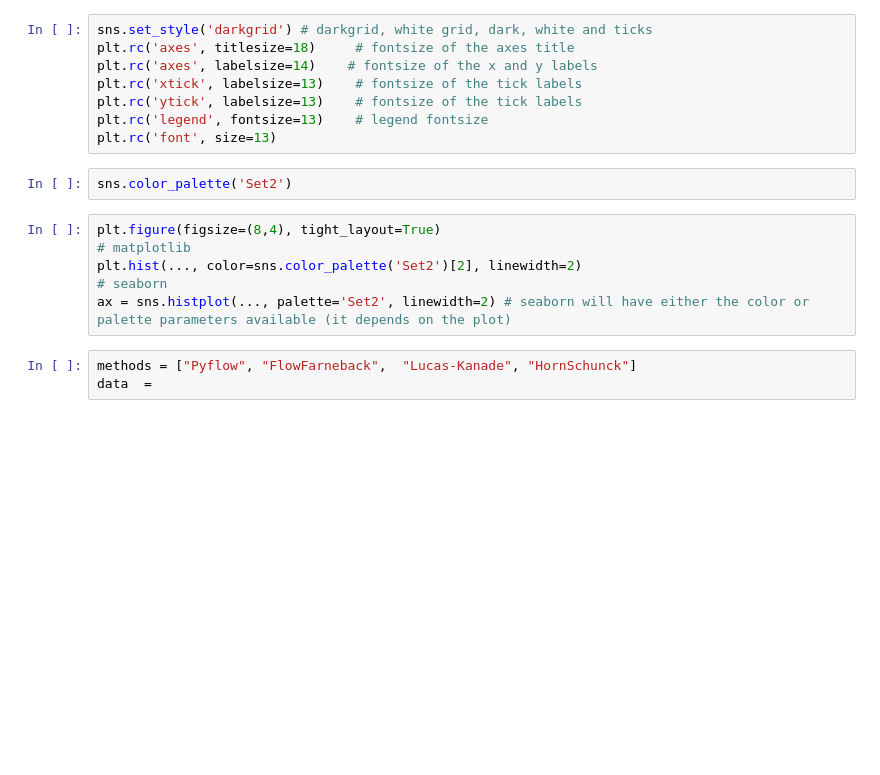
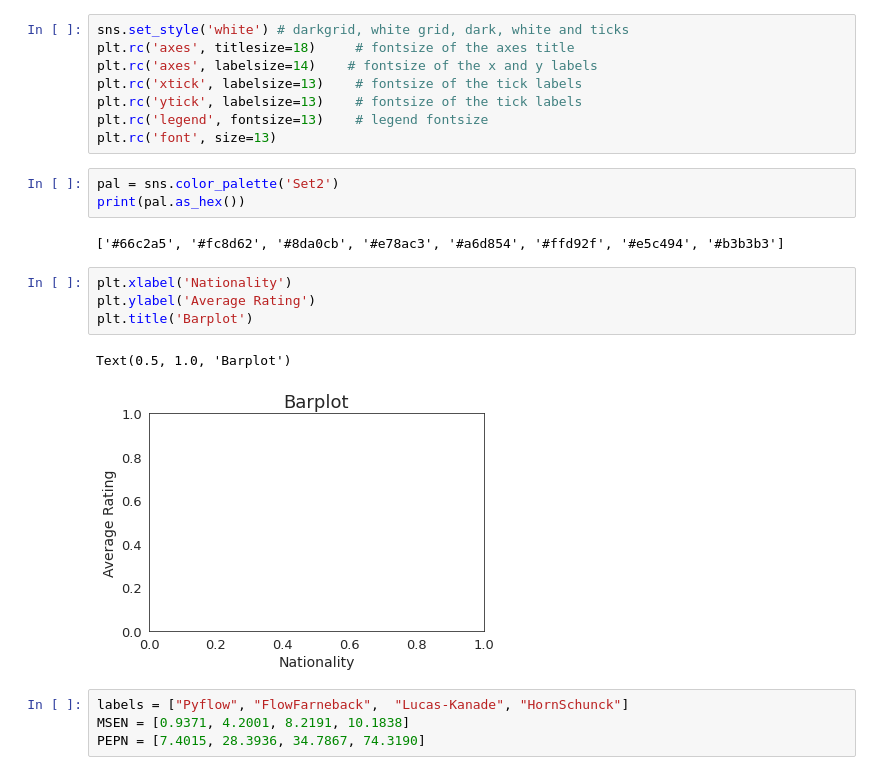
Before and after one commit to mcv-m6-video/mcv-m6-2022-team1, a Jupyter notebook: w4/12_viz.ipynb, the cells around one changed output. Drawn from its saved outputs; the diff is of its cells as text; blank space fills up the shorter version.

```diff
--- a/w4/12_viz.ipynb
+++ b/w4/12_viz.ipynb
@@ -5,19 +5,24 @@ import pandas as pd
 # %%
-sns.set_style('darkgrid') # darkgrid, white grid, dark, white and ticks
+sns.set_style('white') # darkgrid, white grid, dark, white and ticks
 plt.rc('axes', titlesize=18)     # fontsize of the axes title
 plt.rc('axes', labelsize=14)    # fontsize of the x and y labels
 plt.rc('xtick', labelsize=13)    # fontsize of the tick labels
 plt.rc('ytick', labelsize=13)    # fontsize of the tick labels
 plt.rc('legend', fontsize=13)    # legend fontsize
 plt.rc('font', size=13)
-# %%
-sns.color_palette('Set2')
-# %%
-plt.figure(figsize=(8,4), tight_layout=True)
-# matplotlib
-plt.hist(..., color=sns.color_palette('Set2')[2], linewidth=2)
-# seaborn
-ax = sns.histplot(..., palette='Set2', linewidth=2) # seaborn will have either the color or palette parameters available (it depends on the plot)
-# %%
-methods = ["Pyflow", "FlowFarneback",  "Lucas-Kanade", "HornSchunck"]
-data  =
+# %%
+pal = sns.color_palette('Set2')
+print(pal.as_hex())
+# %% [output]
+['#66c2a5', '#fc8d62', '#8da0cb', '#e78ac3', '#a6d854', '#ffd92f', '#e5c494', '#b3b3b3']
+# %%
+plt.xlabel('Nationality')
+plt.ylabel('Average Rating')
+plt.title('Barplot')
+# %% [output]
+Text(0.5, 1.0, 'Barplot')
+[figure, added]
+# %%
+labels = ["Pyflow", "FlowFarneback",  "Lucas-Kanade", "HornSchunck"]
+MSEN = [0.9371, 4.2001, 8.2191, 10.1838]
+PEPN = [7.4015, 28.3936, 34.7867, 74.3190]
```
Also changed, not shown: parts of 3 cells of this notebook.
